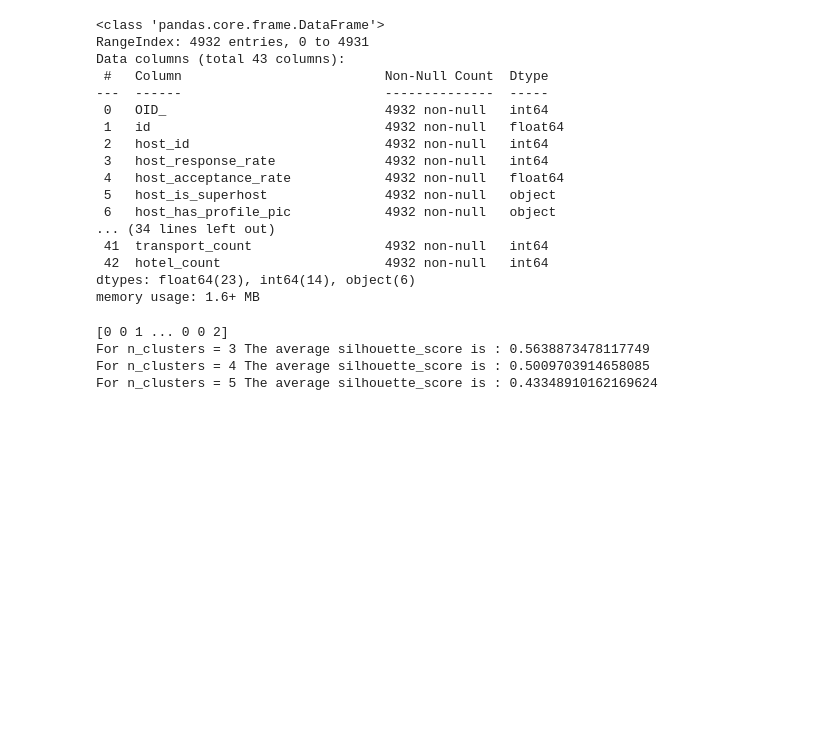
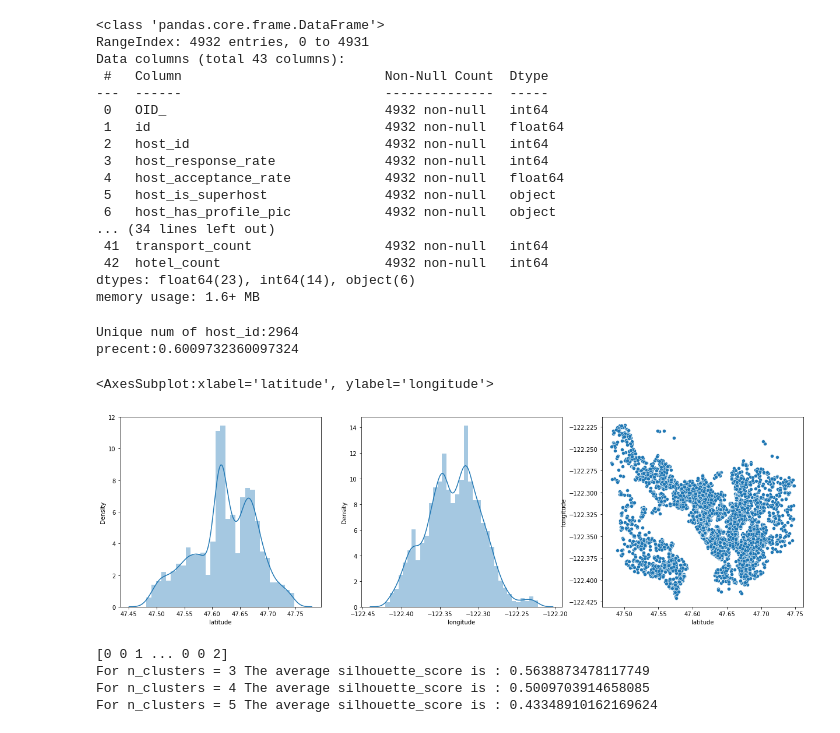
Before and after one commit to XianlaiYin/CASA0007, a Jupyter notebook: Group/Spatial.ipynb, the cells around one changed output. Saved outputs shown, nothing was run; the diff lists cells and outputs as text; code cells hidden in the pictures; blank space fills up the shorter version.

```diff
--- a/Group/Spatial.ipynb
+++ b/Group/Spatial.ipynb
@@ -301,4 +303,21 @@ Data columns (total 43 columns):
  42  hotel_count                     4932 non-null   int64
 dtypes: float64(23), int64(14), object(6)
 memory usage: 1.6+ MB
+# %%
+#对host_id进行探索并查看不重复的host_id 的数量
+total = len(spatial_analysis['host_id'].unique())
+percent = len(spatial_analysis['host_id'].unique())/spatial_analysis.shape[0]
+print(f'Unique num of host_id:{total}')
+print(f'precent:{percent}')
+
+#latitude and longitude对经纬度分布进行探索
+fig, axes = plt.subplots(1,3, figsize=(21,6))
+sn.distplot(spatial_analysis['latitude'], ax = axes[0])
+sn.distplot(spatial_analysis['longitude'], ax = axes[1])
+sn.scatterplot(x = spatial_analysis['latitude'], y = spatial_analysis['longitude'])
+# %% [output]
+Unique num of host_id:2964
+precent:0.6009732360097324
+<AxesSubplot:xlabel='latitude', ylabel='longitude'>
+[figure, added]
 # %%
```
Also changed, not shown: parts of 12 cells of this notebook, 35 other files.
